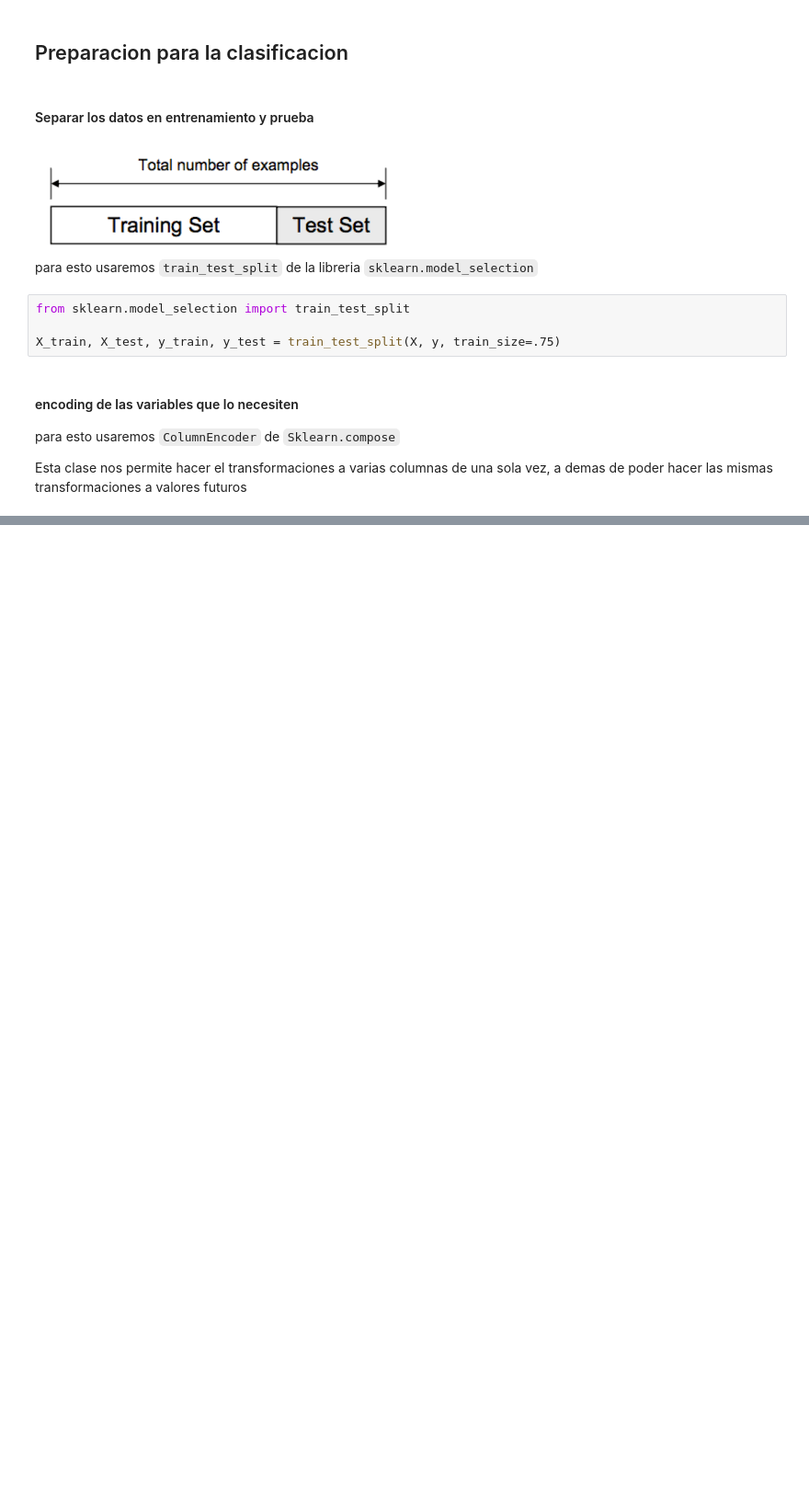
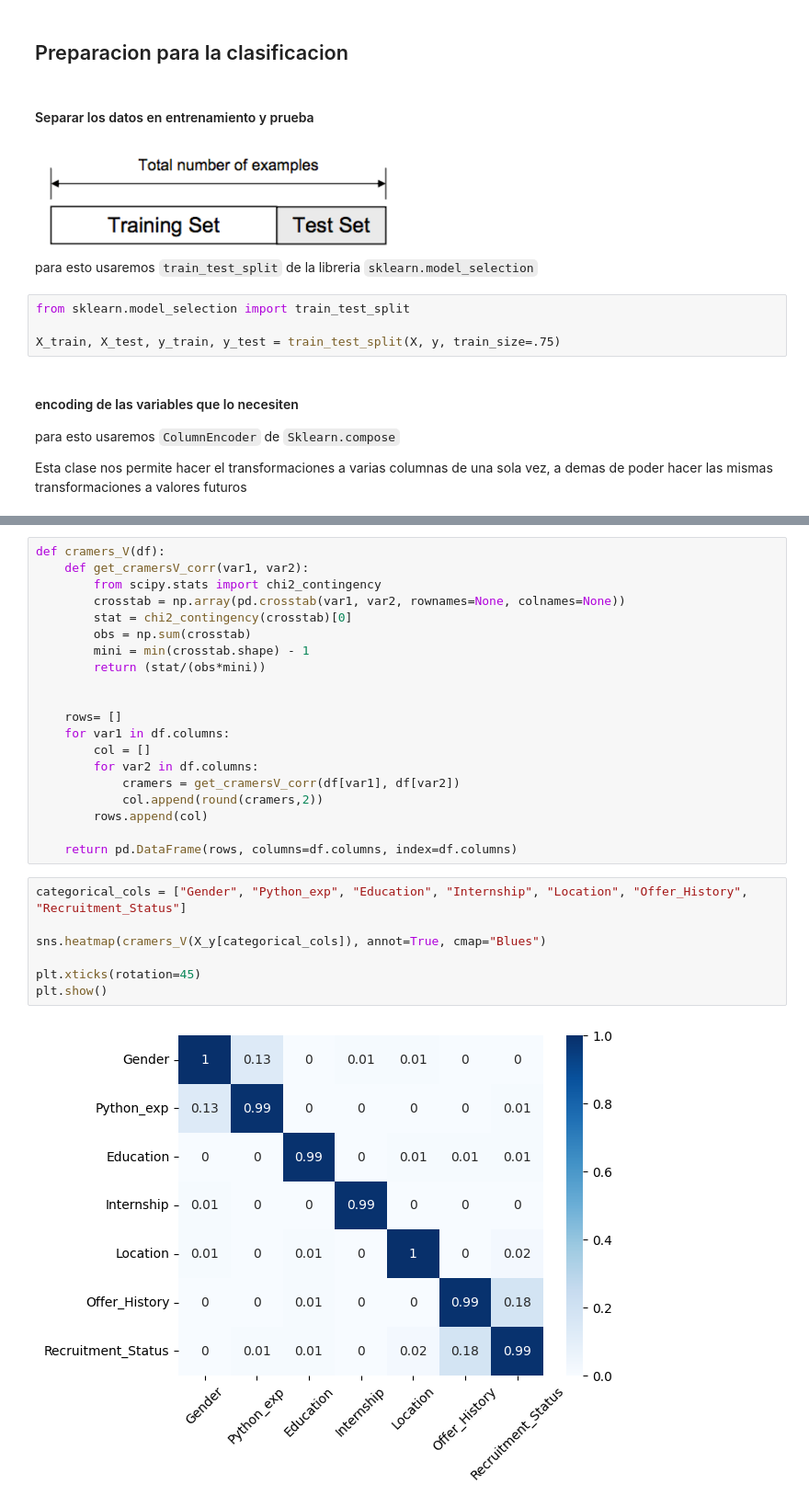
Before and after one commit to JPHITA/Monitoria-IA, a Jupyter notebook: Diapositivas/TALLER 6 - Aprendizaje supervisado - DT y NB/taller s.ipynb, the cells around one changed output, grey strips where cells are left out. Shown at 92% size. Drawn from its saved outputs; the diff is of its cells as text; blank space fills up the shorter version.

```diff
--- a/Diapositivas/TALLER 6 - Aprendizaje supervisado - DT y NB/taller s.ipynb
+++ b/Diapositivas/TALLER 6 - Aprendizaje supervisado - DT y NB/taller s.ipynb
@@ -156,0 +167,29 @@ ColTransformer = ColumnTransformer([
+# %%
+def cramers_V(df):
+    def get_cramersV_corr(var1, var2):
+        from scipy.stats import chi2_contingency
+        crosstab = np.array(pd.crosstab(var1, var2, rownames=None, colnames=None))
+        stat = chi2_contingency(crosstab)[0]
+        obs = np.sum(crosstab)
+        mini = min(crosstab.shape) - 1
+        return (stat/(obs*mini))
+
+
+    rows= []
+    for var1 in df.columns:
+        col = []
+        for var2 in df.columns:
+            cramers = get_cramersV_corr(df[var1], df[var2])
+            col.append(round(cramers,2))
+        rows.append(col)
+
+    return pd.DataFrame(rows, columns=df.columns, index=df.columns)
+# %%
+categorical_cols = ["Gender", "Python_exp", "Education", "Internship", "Location", "Offer_History", "Recruitment_Status"]
+
+sns.heatmap(cramers_V(X_y[categorical_cols]), annot=True, cmap="Blues")
+
+plt.xticks(rotation=45)
+plt.show()
+# %% [output]
+[figure, added]
```
Also changed, not shown: parts of 6 cells of this notebook.
